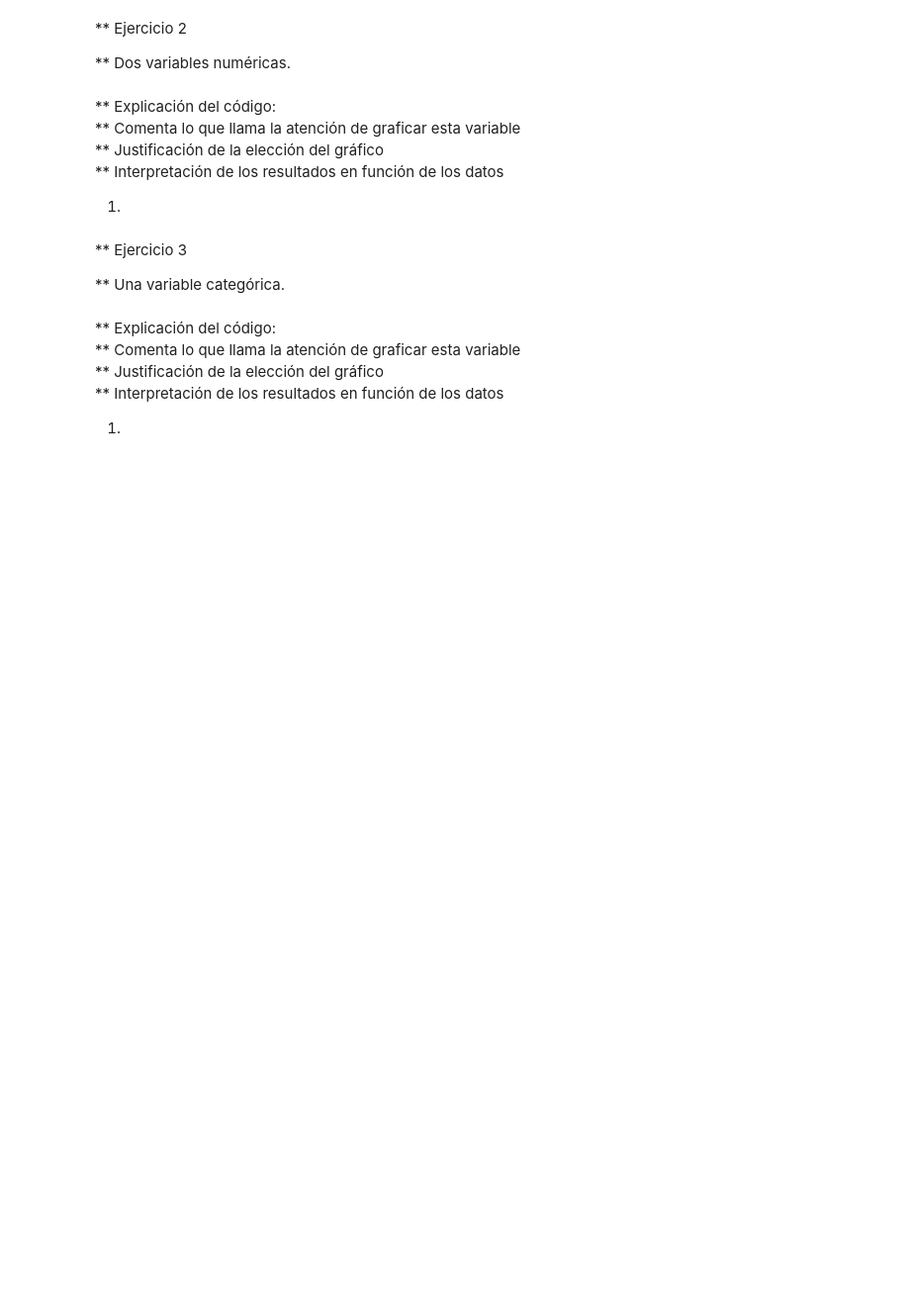
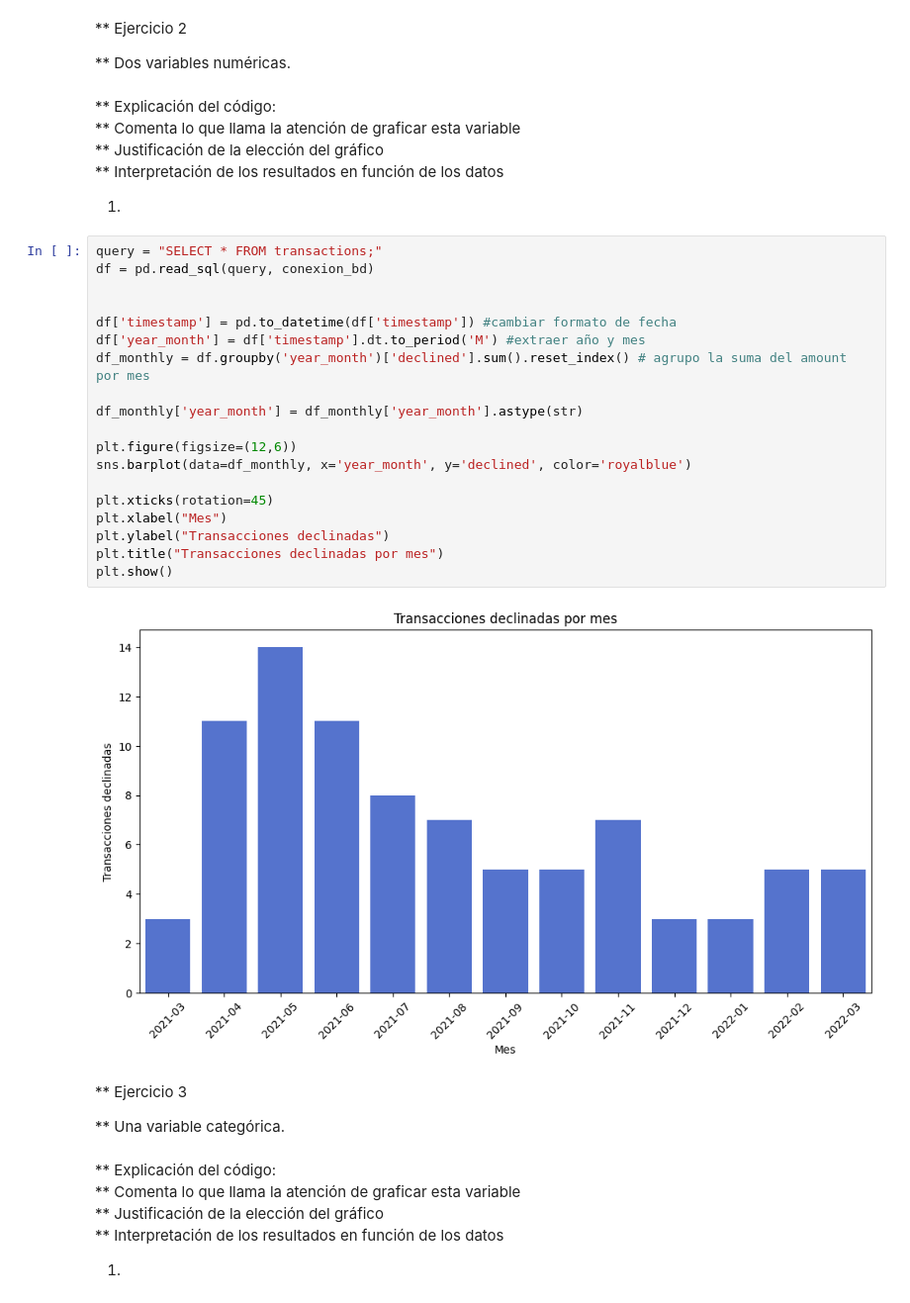
Before and after one commit to MailinV/Sprint_8_MV, a Jupyter notebook: Sprint8_MV.ipynb, the cells around one changed output. Shown at 99% size. Saved outputs shown, nothing was run; the diff lists cells and outputs as text; blank space fills up the shorter version.

```diff
--- a/Sprint8_MV.ipynb
+++ b/Sprint8_MV.ipynb
@@ -265,6 +133,27 @@ KeyError: 'timestamp'
 ** Interpretación de los resultados en función de los datos<br>
 
 1.
+# %%
+query = "SELECT * FROM transactions;"
+df = pd.read_sql(query, conexion_bd)
+
+
+df['timestamp'] = pd.to_datetime(df['timestamp']) #cambiar formato de fecha
+df['year_month'] = df['timestamp'].dt.to_period('M') #extraer año y mes
+df_monthly = df.groupby('year_month')['declined'].sum().reset_index() # agrupo la suma del amount por mes
+
+df_monthly['year_month'] = df_monthly['year_month'].astype(str)
+
+plt.figure(figsize=(12,6))
+sns.barplot(data=df_monthly, x='year_month', y='declined', color='royalblue')
+
+plt.xticks(rotation=45)
+plt.xlabel("Mes")
+plt.ylabel("Transacciones declinadas")
+plt.title("Transacciones declinadas por mes")
+plt.show()
+# %% [output]
+[figure, added]
 # %% [markdown]
 ** Ejercicio 3 <br>
 
```
Also changed, not shown: parts of 17 cells of this notebook.
